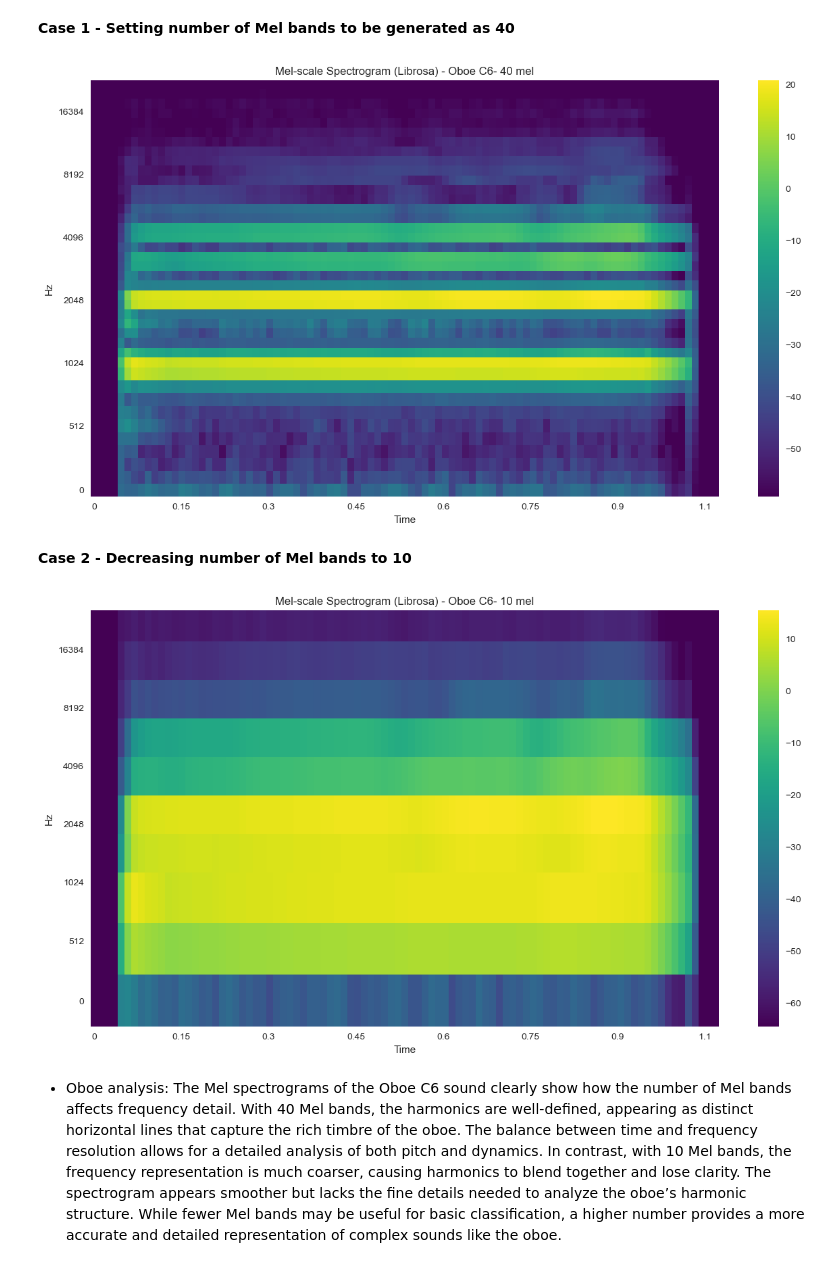
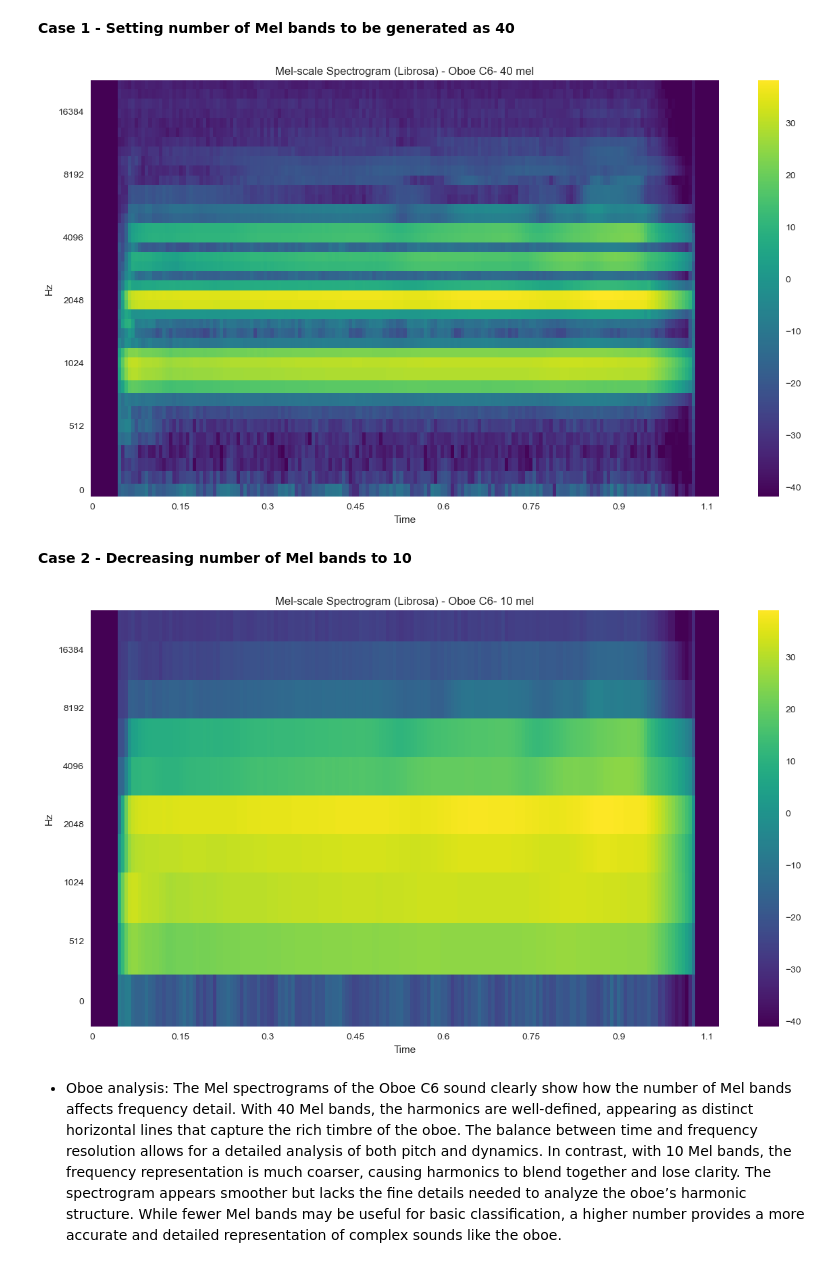
Before and after one commit to Carmenfranci/Selected, a Jupyter notebook: Lab_1_students.ipynb, the cells around one changed output. Cells and saved outputs as stored; diff of their text form; code cells hidden in the pictures.

```diff
--- a/Lab_1_students.ipynb
+++ b/Lab_1_students.ipynb
@@ -851,22 +851,22 @@ Saving to: 'sample_data/Oboe-C6.wav.5'
 # %%
 
 
 n_mels = 40
-X_obm_mel = librosa.feature.melspectrogram(y=oboeC6, sr=sr, n_fft=frame_length, hop_length=hop_size, n_mels=n_mels)
+X_obm_mel = librosa.feature.melspectrogram(y=oboeC6, sr=sr, n_fft=frame_length, hop_length=hop_size, n_mels=n_mels, power=2, norm=None)
 plt.figure(figsize=(15,8))
 librosa.display.specshow(librosa.power_to_db(X_obm_mel), sr=sr, hop_length=hop_size, x_axis='time', y_axis='mel', fmax=sr/2, cmap='viridis')
 plt.colorbar()
 plt.title('Mel-scale Spectrogram (Librosa) - Oboe C6- 40 mel')
 plt.xlabel('Time')
 plt.ylabel('Hz')
 plt.show()
 # %% [output]
-[figure, old version]
+[figure, new version]
 # %% [markdown]
 **Case 2 - Decreasing number of Mel bands to 10**
 # %%
 n_mels = 10
-X_obm_mel = librosa.feature.melspectrogram(y=oboeC6, sr=sr, n_fft=frame_length, hop_length=hop_size, n_mels=n_mels)
+X_obm_mel = librosa.feature.melspectrogram(y=oboeC6, sr=sr, n_fft=frame_length, hop_length=hop_size, n_mels=n_mels, power=2, norm=None)
 plt.figure(figsize=(15,8))
 librosa.display.specshow(librosa.power_to_db(X_obm_mel), sr=sr, hop_length=hop_size, x_axis='time', y_axis='mel', fmax=sr/2, cmap='viridis')
 plt.colorbar()
@@ -875,7 +875,7 @@ plt.xlabel('Time')
 plt.ylabel('Hz')
 plt.show()
 # %% [output]
-[figure, old version]
+[figure, new version]
 # %% [markdown]
 * Oboe analysis:
 The Mel spectrograms of the Oboe C6 sound clearly show how the number of Mel bands affects frequency detail. With 40 Mel bands, the harmonics are well-defined, appearing as distinct horizontal lines that capture the rich timbre of the oboe. The balance between time and frequency resolution allows for a detailed analysis of both pitch and dynamics. In contrast, with 10 Mel bands, the frequency representation is much coarser, causing harmonics to blend together and lose clarity. The spectrogram appears smoother but lacks the fine details needed to analyze the oboe’s harmonic structure. While fewer Mel bands may be useful for basic classification, a higher number provides a more accurate and detailed representation of complex sounds like the oboe.
```
Also changed, not shown: parts of 4 cells of this notebook.
